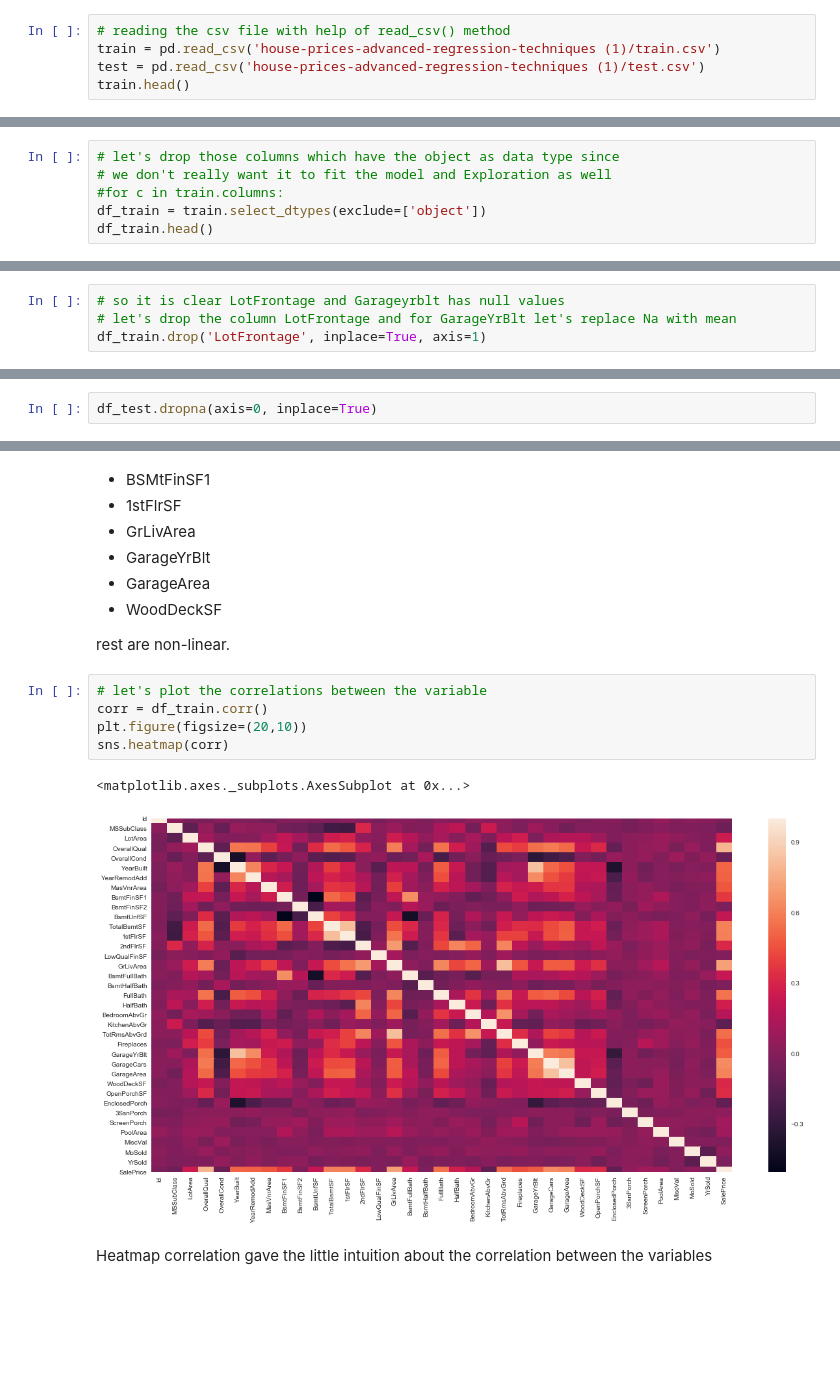
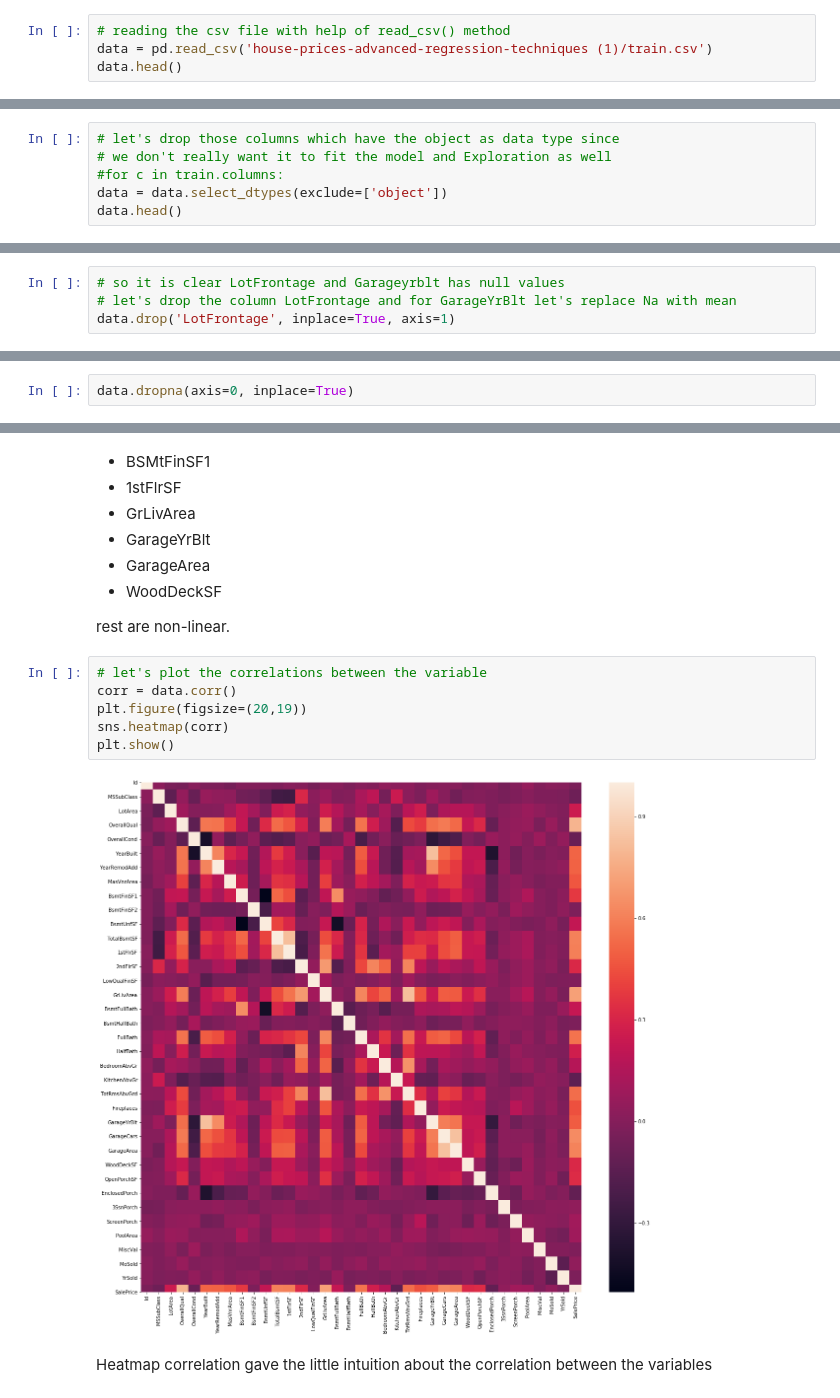
Before and after one commit to rushikeshnaik779/MLE, a Jupyter notebook: LinearRegression Assumptions/Housingprice_prediction.ipynb, the cells around one changed output, grey strips where cells are left out. Cells and saved outputs as stored; diff of their text form; blank space fills up the shorter version.

```diff
--- a/LinearRegression Assumptions/Housingprice_prediction.ipynb
+++ b/LinearRegression Assumptions/Housingprice_prediction.ipynb
@@ -14,9 +14,8 @@ import matplotlib.pyplot as plt
 %matplotlib inline
 # %%
 # reading the csv file with help of read_csv() method
-train = pd.read_csv('house-prices-advanced-regression-techniques (1)/train.csv')
-test = pd.read_csv('house-prices-advanced-regression-techniques (1)/test.csv')
-train.head()
+data = pd.read_csv('house-prices-advanced-regression-techniques (1)/train.csv')
+data.head()
 # %% [output]
 |  | Id | MSSubClass | MSZoning | LotFrontage | LotArea | Street | Alley | LotShape | LandContour | ... |
 | 0 | 1 | 60 | RL | 65.0 | 8450 | Pave | NaN | Reg | Lvl | ... |
@@ -151,8 +154,8 @@ memory usage: 924.0+ KB
 # let's drop those columns which have the object as data type since
 # we don't really want it to fit the model and Exploration as well
 #for c in train.columns:
-df_train = train.select_dtypes(exclude=['object'])
-df_train.head()
+data = data.select_dtypes(exclude=['object'])
+data.head()
 # %% [output]
 |  | Id | MSSubClass | LotFrontage | LotArea | OverallQual | OverallCond | YearBuilt | YearRemodAdd | ... |
 | 0 | 1 | 60 | 65.0 | 8450 | 7 | 5 | 2003 | 2003 | ... |
@@ -198,4 +188,4 @@ dtype: int64
 # %%
 # so it is clear LotFrontage and Garageyrblt has null values
 # let's drop the column LotFrontage and for GarageYrBlt let's replace Na with mean
-df_train.drop('LotFrontage', inplace=True, axis=1)
+data.drop('LotFrontage', inplace=True, axis=1)
@@ -229,3 +212,3 @@ YrSold            0
 dtype: int64
 # %%
-df_test.dropna(axis=0, inplace=True)
+data.dropna(axis=0, inplace=True)
@@ -312,12 +275,12 @@ for c in cols.columns:
 rest are non-linear.
 # %%
 # let's plot the correlations between the variable
-corr = df_train.corr()
-plt.figure(figsize=(20,10))
+corr = data.corr()
+plt.figure(figsize=(20,19))
 sns.heatmap(corr)
+plt.show()
 # %% [output]
-<matplotlib.axes._subplots.AxesSubplot at 0x...>
-[figure, old version]
+[figure, new version]
 # %% [markdown]
 Heatmap correlation gave the little intuition about the correlation between the variables
 # %% [markdown]
```
Also changed, not shown: parts of 42 cells of this notebook, 2 other files.
